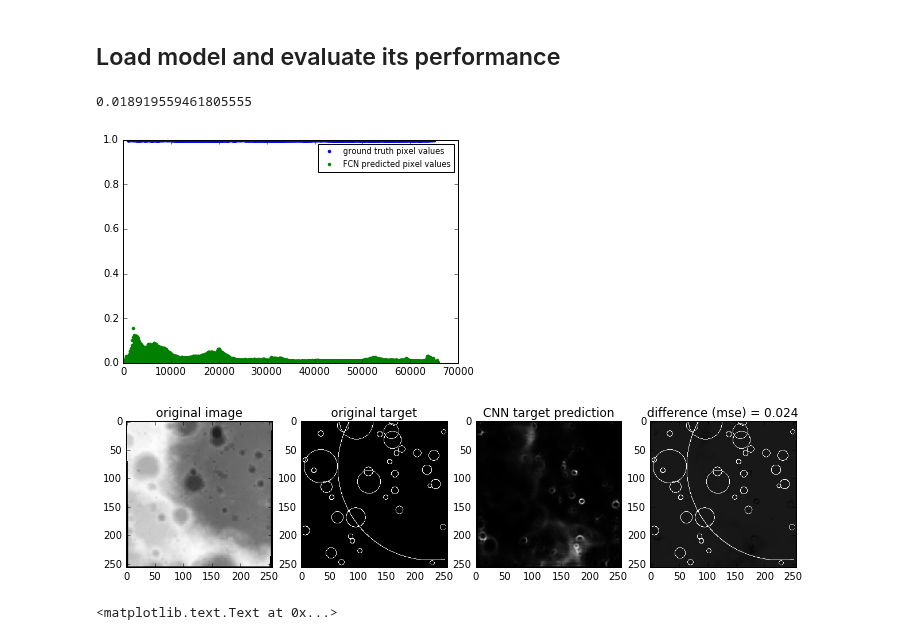
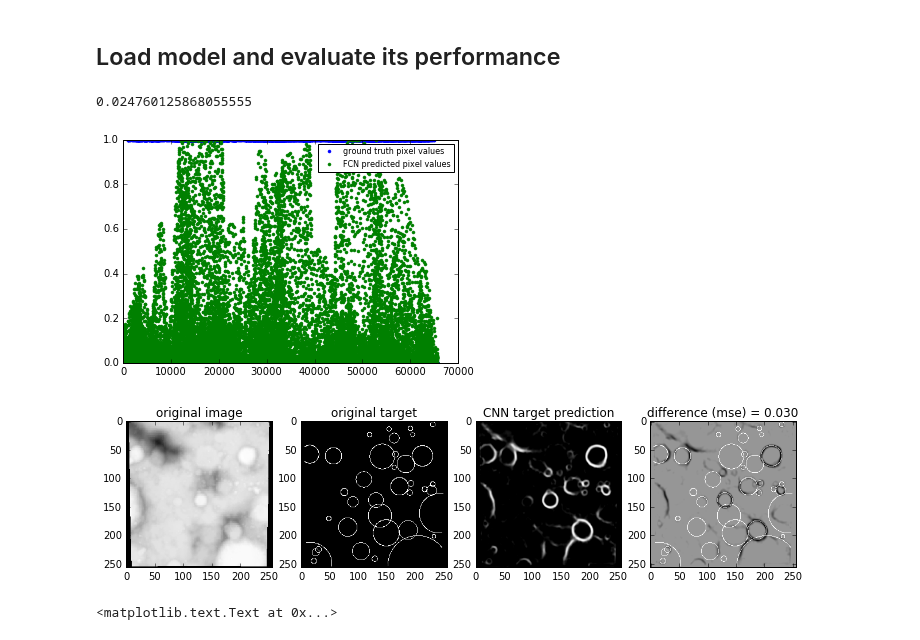
Before and after one commit to silburt/moon-craters, a Jupyter notebook: Mask_generator_analysis_ari.ipynb, the cells around one changed output. Cells and saved outputs as stored; diff of their text form; code cells hidden in the pictures.

Commit message:
full pred

```diff
--- a/Mask_generator_analysis_ari.ipynb
+++ b/Mask_generator_analysis_ari.ipynb
@@ -134,9 +134,9 @@ from keras.models import load_model
 #filename = 'models/FCNforkskip_sigmoidinv_FL10.h5'
 #filename = 'models/ds4_sigmoid_FL10.h5'
 
-#filename = 'models/unet_s256_rings_pred_FL5_he_normal.h5'
+filename = 'models/unet_s256_rings_pred_FL5_he_normal.h5'
 #filename = 'models/unet_s256_rings_copy_upsamplecrossent_glorot_normal.h5'
-filename = 'models/unet_s256_rings_FL5_he_normal.h5'
+#filename = 'models/unet_s256_rings_FL5_he_normal.h5'
 model = load_model(filename)
 
 #filename = 'models/unet_s256_rings_copy_glorot_normal.h5'
@@ -147,10 +147,10 @@ model = load_model(filename)
 n,off=5,0
 target = model.predict(test_data[off:(n+off)].astype('float32'))
 # %%
-err = np.sum((test_target[off:(n+off)] - target)**2) / (n*300*300)
+err = np.sum((test_target[off:(n+off)] - target)**2) / (n*dim*dim)
 err
 # %% [output]
-0.018919559461805555
+0.024760125868055555
 # %%
 i=0
 dim = 256
@@ -159,24 +159,24 @@ plt.plot(target[i].reshape(dim*dim,1), '.', label='FCN predicted pixel values')
 plt.legend(fontsize=8, numpoints=1)
 plt.savefig('output_dir/images/%s_%d_pixels.png'%(os.path.basename(filename).split('.h5')[0],i))
 # %% [output]
-[figure, old version]
+[figure, new version]
 # %%
-i=1
+i=0
 
 f, (ax1, ax2, ax3, ax4) = plt.subplots(1,4, figsize=[12, 8])
 ax1.imshow(test_data[off+i].reshape(dim,dim), origin='upper', cmap="Greys_r")
 ax2.imshow(test_target[off+i], origin='upper', cmap="Greys_r")
 ax3.imshow(target[i], origin='upper', cmap="Greys_r")
 ax4.imshow(test_target[off+i] - target[i], origin='upper', cmap="Greys_r")
 ax1.set_title('original image')
 ax2.set_title('original target')
 ax3.set_title('CNN target prediction')
 diff = np.sum((test_target[i] - target[i])**2)/(300*300)
 ax4.set_title('difference (mse) = %.3f'%diff)
 plt.savefig('output_dir/images/train%s_%d.png'%(os.path.basename(filename).split('.h5')[0],i))
 #save_image(target[i], "Greys_r", 'output_dir/images/%s_%d_target.png'%(os.path.basename(filename).split('.h5')[0],i))
 # %% [output]
-[figure, old version]
+[figure, new version]
 # %%
 #modify -> push to binary
 
```
Also changed, not shown: parts of 1 cell of this notebook, 1 other file.
